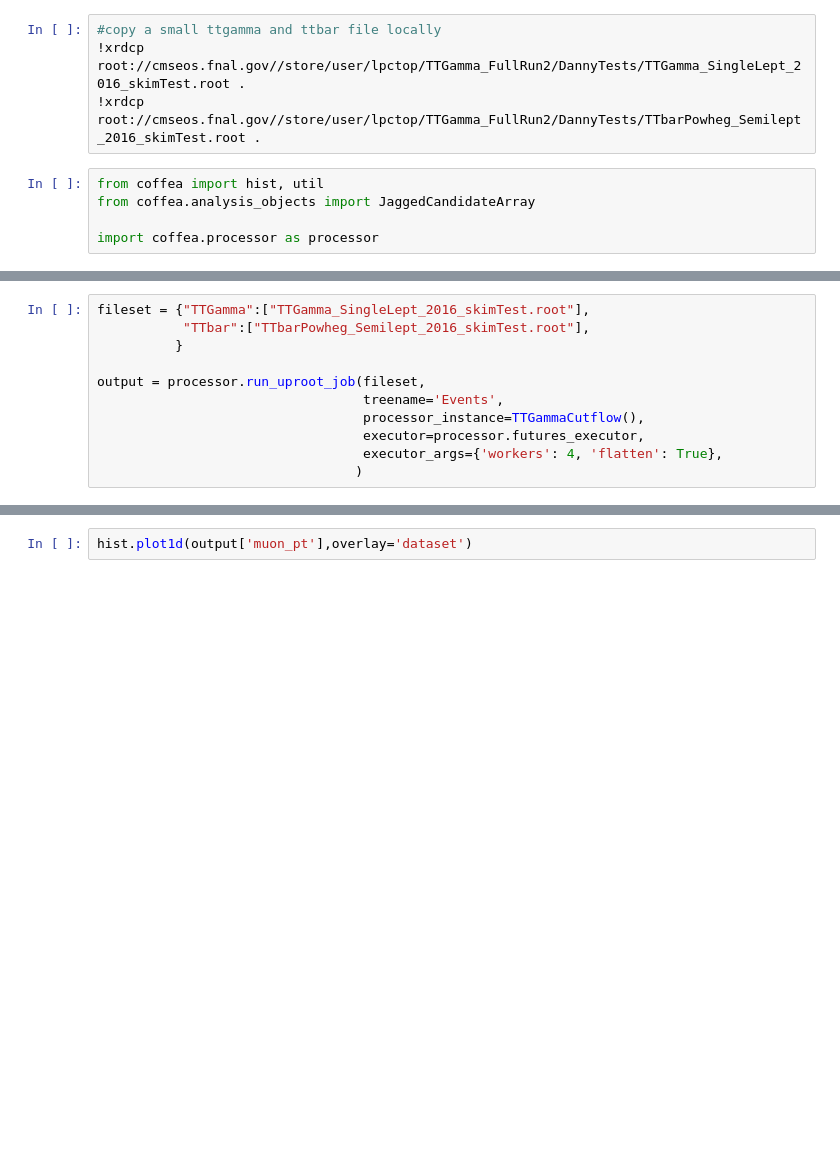
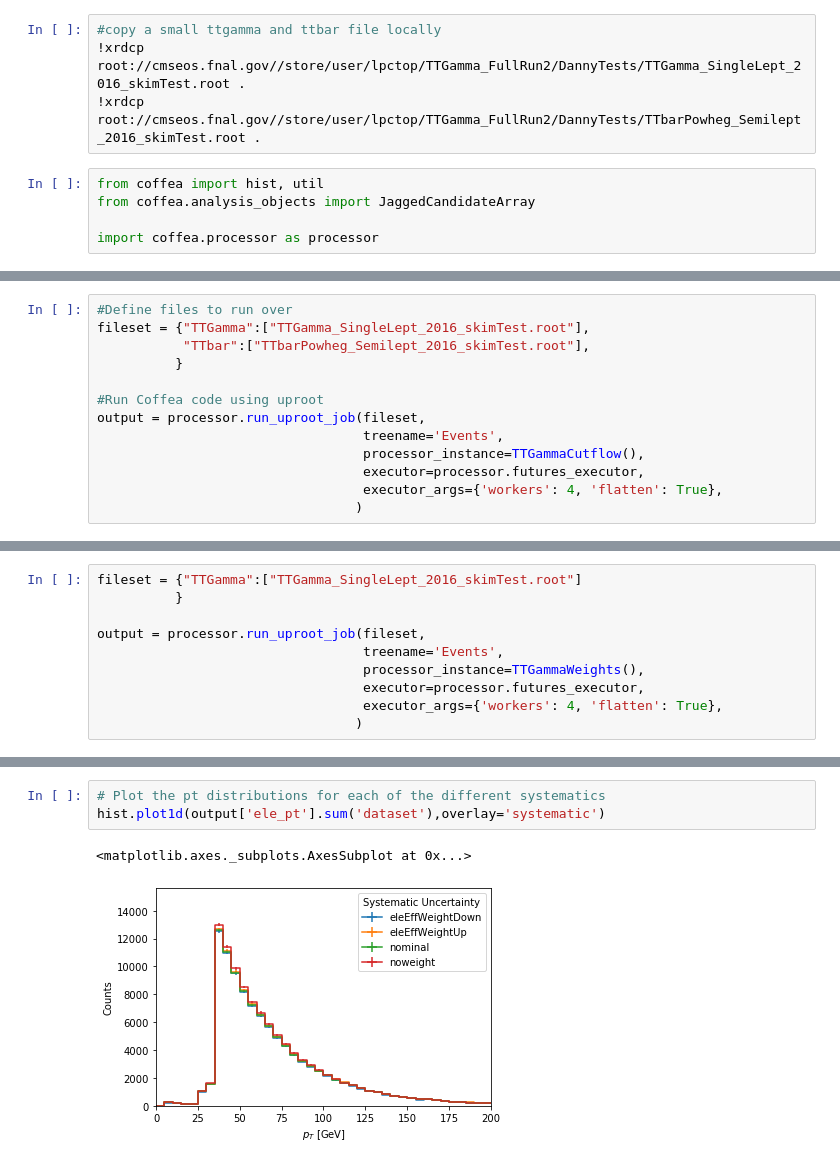
Before and after one commit to dnoonan08/TTGamma_LongExercise, a Jupyter notebook: TTGammaSelection.ipynb, the cells around one changed output, grey strips where cells are left out. Cells and saved outputs as stored; diff of their text form; blank space fills up the shorter version.

Commit message:
Update coffea tutorial notebook

```diff
--- a/TTGammaSelection.ipynb
+++ b/TTGammaSelection.ipynb
@@ -74,3 +125,16 @@ class TTGammaCutflow(processor.ProcessorABC):
 
     def postprocess(self, accumulator):
         return accumulator
+# %%
+#Define files to run over
+fileset = {"TTGamma":["TTGamma_SingleLept_2016_skimTest.root"],
+           "TTbar":["TTbarPowheg_Semilept_2016_skimTest.root"],
+          }
+
+#Run Coffea code using uproot
+output = processor.run_uproot_job(fileset,
+                                  treename='Events',
+                                  processor_instance=TTGammaCutflow(),
+                                  executor=processor.futures_executor,
+                                  executor_args={'workers': 4, 'flatten': True},
+                                 )
@@ -77,11 +261,10 @@ class TTGammaCutflow(processor.ProcessorABC):
 # %%
-fileset = {"TTGamma":["TTGamma_SingleLept_2016_skimTest.root"],
-           "TTbar":["TTbarPowheg_Semilept_2016_skimTest.root"],
+fileset = {"TTGamma":["TTGamma_SingleLept_2016_skimTest.root"]
           }
 
 output = processor.run_uproot_job(fileset,
                                   treename='Events',
-                                  processor_instance=TTGammaCutflow(),
+                                  processor_instance=TTGammaWeights(),
                                   executor=processor.futures_executor,
                                   executor_args={'workers': 4, 'flatten': True},
                                  )
@@ -88,2 +281,6 @@ output = processor.run_uproot_job(fileset,
-# %%
-hist.plot1d(output['muon_pt'],overlay='dataset')
+# %%
+# Plot the pt distributions for each of the different systematics
+hist.plot1d(output['ele_pt'].sum('dataset'),overlay='systematic')
+# %% [output]
+<matplotlib.axes._subplots.AxesSubplot at 0x...>
+[figure, added]
```
Also changed, not shown: parts of 7 cells of this notebook.
